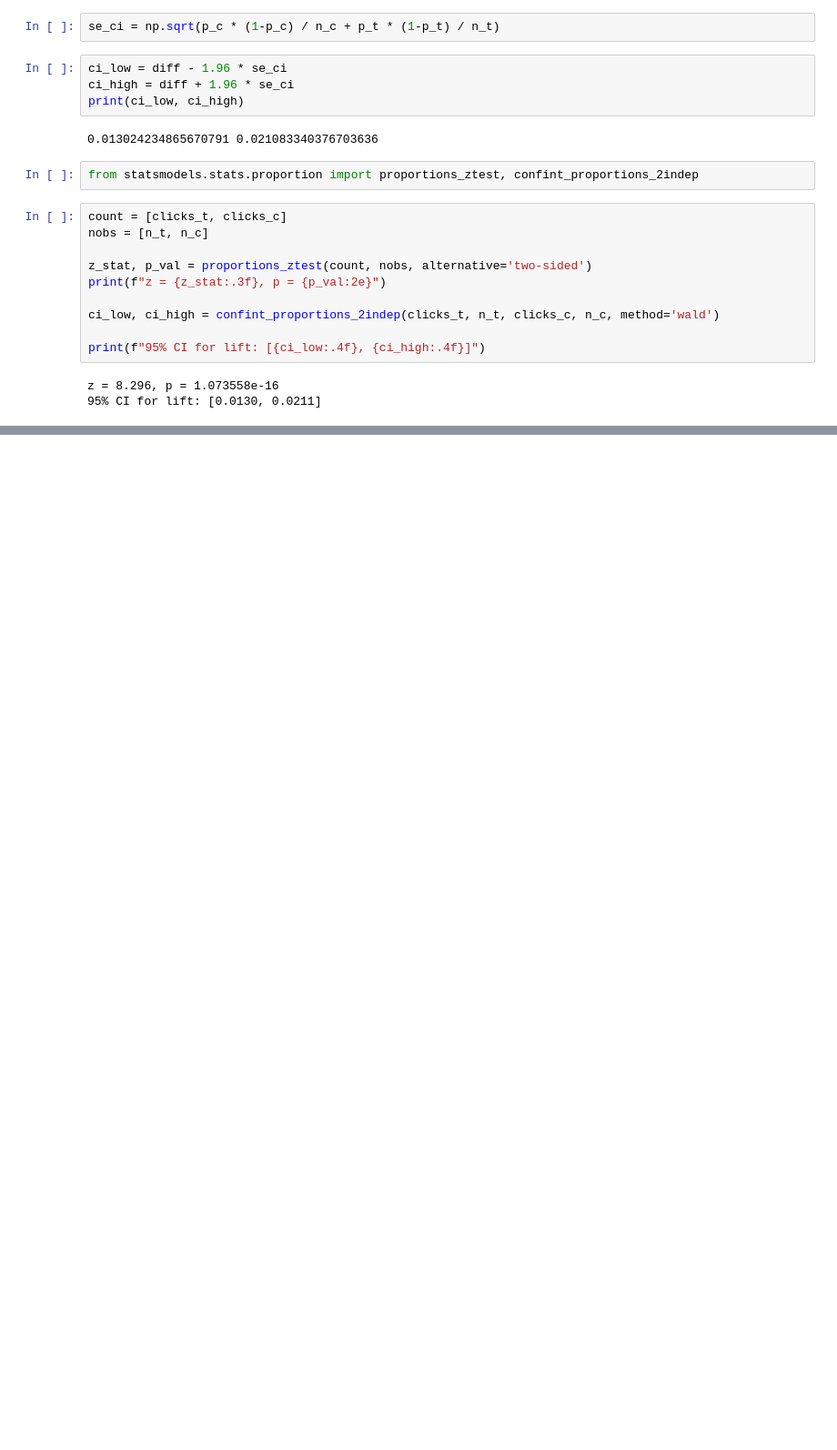
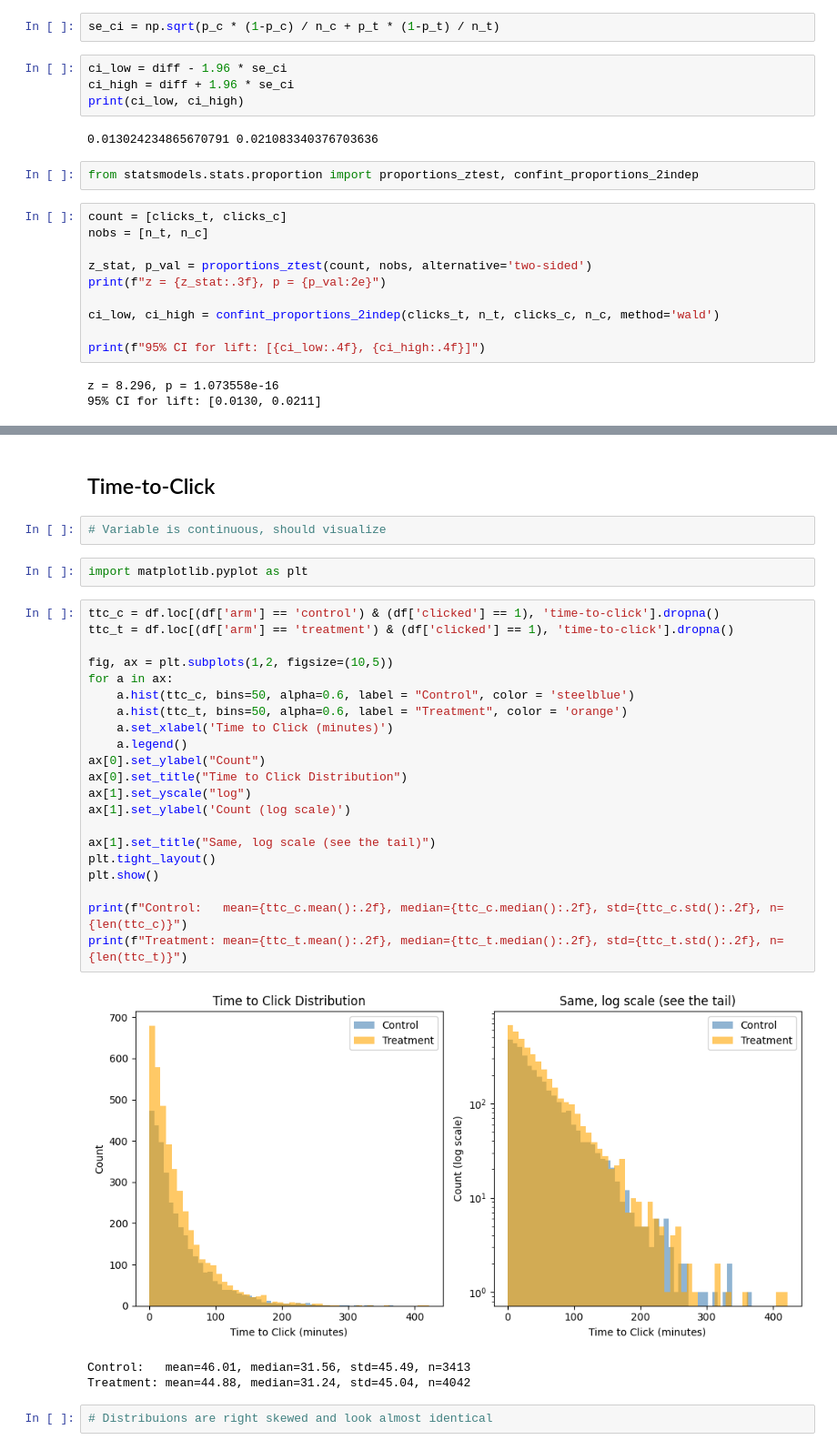
Before and after one commit to riley-whalen/ABTesting2, a Jupyter notebook: ab-test.ipynb, the cells around one changed output, grey strips where cells are left out. Shown at 91% size. Cells and saved outputs as stored; diff of their text form; blank space fills up the shorter version.

```diff
--- a/ab-test.ipynb
+++ b/ab-test.ipynb
@@ -190,0 +217,33 @@ z = 8.296, p = 1.073558e-16
+# %% [markdown]
+## Time-to-Click
+# %%
+# Variable is continuous, should visualize
+# %%
+import matplotlib.pyplot as plt
+# %%
+ttc_c = df.loc[(df['arm'] == 'control') & (df['clicked'] == 1), 'time-to-click'].dropna()
+ttc_t = df.loc[(df['arm'] == 'treatment') & (df['clicked'] == 1), 'time-to-click'].dropna()
+
+fig, ax = plt.subplots(1,2, figsize=(10,5))
+for a in ax:
+    a.hist(ttc_c, bins=50, alpha=0.6, label = "Control", color = 'steelblue')
+    a.hist(ttc_t, bins=50, alpha=0.6, label = "Treatment", color = 'orange')
+    a.set_xlabel('Time to Click (minutes)')
+    a.legend()
+ax[0].set_ylabel("Count")
+ax[0].set_title("Time to Click Distribution")
+ax[1].set_yscale("log")
+ax[1].set_ylabel('Count (log scale)')
+
+ax[1].set_title("Same, log scale (see the tail)")
+plt.tight_layout()
+plt.show()
+
+print(f"Control:   mean={ttc_c.mean():.2f}, median={ttc_c.median():.2f}, std={ttc_c.std():.2f}, n={len(ttc_c)}")
+print(f"Treatment: mean={ttc_t.mean():.2f}, median={ttc_t.median():.2f}, std={ttc_t.std():.2f}, n={len(ttc_t)}")
+# %% [output]
+[figure, added]
+Control:   mean=46.01, median=31.56, std=45.49, n=3413
+Treatment: mean=44.88, median=31.24, std=45.04, n=4042
+# %%
+# Distribuions are right skewed and look almost identical
```
Also changed, not shown: parts of 8 cells of this notebook.
